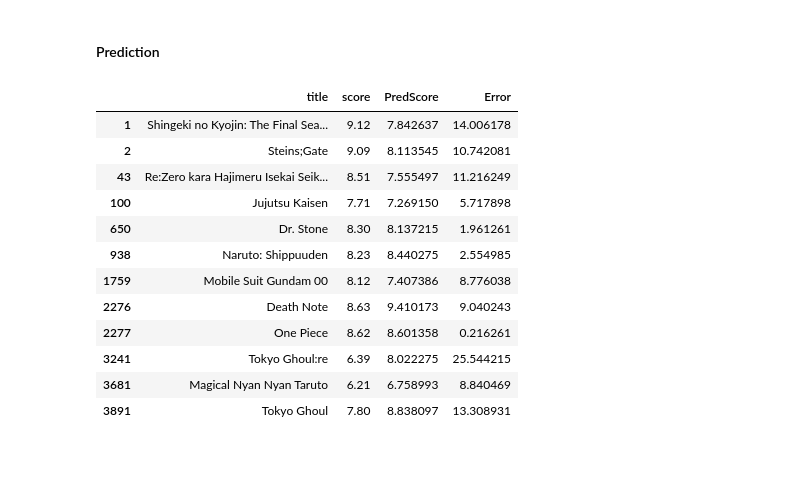
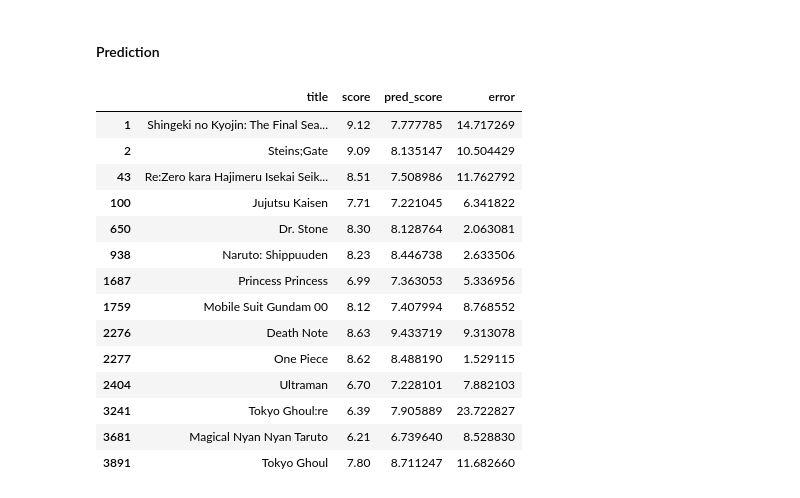
Before and after one commit to SohWeeKiat/DSAI_SC1015_Assignment, a Jupyter notebook: MachineLearning/linreg_and_gradient_boost.ipynb, the cells around one changed output. Cells and saved outputs as stored; diff of their text form; code cells hidden in the pictures; blank space fills up the shorter version.

```diff
--- a/MachineLearning/linreg_and_gradient_boost.ipynb
+++ b/MachineLearning/linreg_and_gradient_boost.ipynb
@@ -44,7 +44,7 @@ boardcast_cat = ['Sundays',
 # %% [markdown]
 ### Helper function
 # %%
-def linear_regression(predictors, numeric_predictors, cat_predictors_nominal, cat_predictors_ordinal, response):
+def start_pipeline(predictors, numeric_predictors, cat_predictors_nominal, cat_predictors_ordinal, response):
     # Extract Response and Predictors
     y = pd.DataFrame(anime_data[response])
     X = pd.DataFrame(anime_data[predictors])
@@ -139,6 +139,10 @@ def linear_regression(predictors, numeric_predictors, cat_predictors_nominal, ca
 # %%
-(lm_pipeline, gbm_pipeline) = linear_regression(['popularity', 'duration', 'scored_by_users', 'broadcast', 'source', 'demographic', 'main genre', 'premiered', 'rating', 'status', 'type'],
-                                ['popularity', 'duration', 'scored_by_users'],
-                                ['source', 'demographic', 'main genre', 'premiered', 'rating', 'status', 'type'],
-                                ['broadcast'], 'score')
+numeric_data = ['popularity', 'duration', 'scored_by_users']
+cat_data = ['source', 'demographic', 'main genre',
+            'premiered', 'rating', 'status', 'type', 'theme']
+
+cat_ordinal_data = ['broadcast']
+all_data = numeric_data+cat_data+cat_ordinal_data
+
+(lm_pipeline, gbm_pipeline) = start_pipeline(all_data, numeric_data, cat_data, cat_ordinal_data, 'score')
 # %% [output]
@@ -187,42 +191,46 @@ anime_pred = anime_data[anime_data["title"].isin(["Steins;Gate",
                                                  "Mobile Suit Gundam 00",
                                                  "Naruto: Shippuuden",
                                                  "Jujutsu Kaisen",
-                                                "Re:Zero kara Hajimeru Isekai Seikatsu 2nd Season Part 2",
-                                                "Magical Nyan Nyan Taruto",
-                                                "Shingeki no Kyojin: The Final Season Part 2",
-                                                "Death Note",
-                                                "Tokyo Ghoul",
-                                                "Tokyo Ghoul:re"])]
+                                                 "Re:Zero kara Hajimeru Isekai Seikatsu 2nd Season Part 2",
+                                                 "Magical Nyan Nyan Taruto",
+                                                 "Shingeki no Kyojin: The Final Season Part 2",
+                                                 "Death Note",
+                                                 "Tokyo Ghoul",
+                                                 "Tokyo Ghoul:re",
+                                                 "Princess Princess",
+                                                 "Ultraman"])]
 # %%
 # Extract Predictors for Prediction
-X_pred = pd.DataFrame(anime_pred[['popularity', 'duration', 'scored_by_users', 'broadcast', 'source', 'demographic', 'main genre', 'premiered', 'rating', 'status', 'type']])
+X_pred = pd.DataFrame(anime_pred[all_data])
 
 # Predict Response corresponding to Predictors
 y_pred = lm_pipeline.predict(X_pred)
 gb_y_pred = gbm_pipeline.predict(X_pred)
 # %%
 # Summarize the Actuals, Predictions and Errors
-y_pred = pd.DataFrame(y_pred, columns = ["PredScore"], index = anime_pred.index)
+y_pred = pd.DataFrame(y_pred, columns = ["pred_score"], index = anime_pred.index)
 animedata_acc = pd.concat([anime_pred[["title", "score"]], y_pred], axis = 1)
 
-y_errs = 100 * abs(animedata_acc["score"] - animedata_acc["PredScore"]) / animedata_acc["score"]
-y_errs = pd.DataFrame(y_errs, columns = ["Error"], index = anime_pred.index)
+y_errs = 100 * abs(animedata_acc["score"] - animedata_acc["pred_score"]) / animedata_acc["score"]
+y_errs = pd.DataFrame(y_errs, columns = ["error"], index = anime_pred.index)
 animedata_acc= pd.concat([animedata_acc, y_errs], axis = 1)
 
 animedata_acc
 # %% [output]
-|  | title | score | PredScore | Error |
-| 1 | Shingeki no Kyojin: The Final Sea... | 9.12 | 7.842637 | 14.006178 |
-| 2 | Steins;Gate | 9.09 | 8.113545 | 10.742081 |
-| 43 | Re:Zero kara Hajimeru Isekai Seik... | 8.51 | 7.555497 | 11.216249 |
-| 100 | Jujutsu Kaisen | 7.71 | 7.269150 | 5.717898 |
-| 650 | Dr. Stone | 8.30 | 8.137215 | 1.961261 |
-| 938 | Naruto: Shippuuden | 8.23 | 8.440275 | 2.554985 |
-| 1759 | Mobile Suit Gundam 00 | 8.12 | 7.407386 | 8.776038 |
-| 2276 | Death Note | 8.63 | 9.410173 | 9.040243 |
-| 2277 | One Piece | 8.62 | 8.601358 | 0.216261 |
-| 3241 | Tokyo Ghoul:re | 6.39 | 8.022275 | 25.544215 |
-| 3681 | Magical Nyan Nyan Taruto | 6.21 | 6.758993 | 8.840469 |
-| 3891 | Tokyo Ghoul | 7.80 | 8.838097 | 13.308931 |
+|  | title | score | pred_score | error |
+| 1 | Shingeki no Kyojin: The Final Sea... | 9.12 | 7.777785 | 14.717269 |
+| 2 | Steins;Gate | 9.09 | 8.135147 | 10.504429 |
+| 43 | Re:Zero kara Hajimeru Isekai Seik... | 8.51 | 7.508986 | 11.762792 |
+| 100 | Jujutsu Kaisen | 7.71 | 7.221045 | 6.341822 |
+| 650 | Dr. Stone | 8.30 | 8.128764 | 2.063081 |
+| 938 | Naruto: Shippuuden | 8.23 | 8.446738 | 2.633506 |
+| 1687 | Princess Princess | 6.99 | 7.363053 | 5.336956 |
+| 1759 | Mobile Suit Gundam 00 | 8.12 | 7.407994 | 8.768552 |
+| 2276 | Death Note | 8.63 | 9.433719 | 9.313078 |
+| 2277 | One Piece | 8.62 | 8.488190 | 1.529115 |
+| 2404 | Ultraman | 6.70 | 7.228101 | 7.882103 |
+| 3241 | Tokyo Ghoul:re | 6.39 | 7.905889 | 23.722827 |
+| 3681 | Magical Nyan Nyan Taruto | 6.21 | 6.739640 | 8.528830 |
+| 3891 | Tokyo Ghoul | 7.80 | 8.711247 | 11.682660 |
 # %%
 # Summarize the Actuals, Predictions and Errors
```
Also changed, not shown: parts of 3 cells of this notebook, 1 other file.
